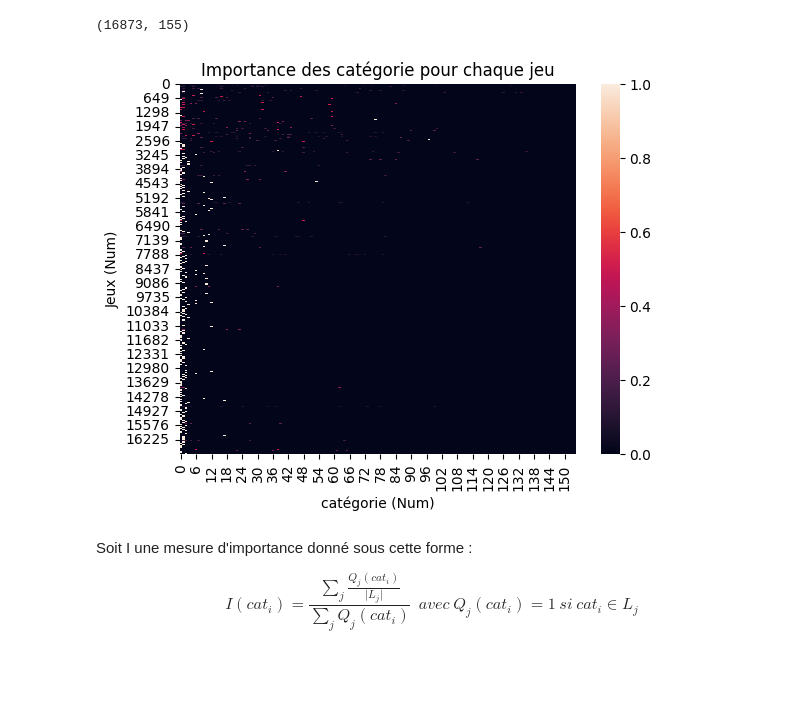
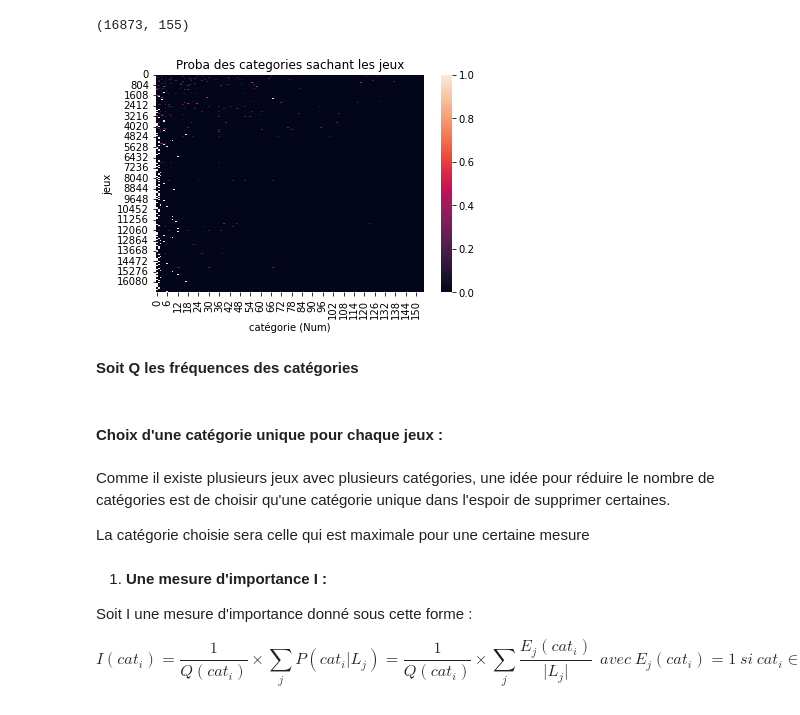
Before and after one commit to Amayas29/review-analysis, a Jupyter notebook: src/categories_clustering.ipynb, the cells around one changed output. Saved outputs shown, nothing was run; the diff lists cells and outputs as text; code cells hidden in the pictures; blank space fills up the shorter version.

```diff
--- a/src/categories_clustering.ipynb
+++ b/src/categories_clustering.ipynb
@@ -304,15 +288,17 @@ plt.show()
 # %%
-I = []
-jeux_cat_up_gen.map(lambda l : (np.isin(uc_cats_gen, l).astype(int) / (len(l) if len(l) != 0 else 1)).tolist()).map(I.append)
-I = np.array(I)
-I.shape
+P_CsJ = []
+jeux_cat_up_gen.map(lambda l : (np.isin(uc_cats_gen, l).astype(int) / (len(l) if len(l) != 0 else 1)).tolist()).map(P_CsJ.append)
+P_CsJ = np.array(P_CsJ)
+P_CsJ.shape
 # %% [output]
 (16873, 155)
 # %%
-sns.heatmap(I)
+sns.heatmap(P_CsJ)
 plt.xlabel("catégorie (Num)")
-plt.ylabel("Jeux (Num)")
-plt.title('Importance des catégorie pour chaque jeu')
+plt.ylabel("jeux")
+plt.title('Proba des categories sachant les jeux')
 plt.show()
 # %% [output]
-[figure, old version]
+[figure, new version]
+# %% [markdown]
+**Soit Q les fréquences des catégories**
@@ -319,4 +310,12 @@ plt.show()
+# %% [markdown]
+#### Choix d'une catégorie unique pour chaque jeux :
+# %% [markdown]
+Comme il existe plusieurs jeux avec plusieurs catégories, une idée pour réduire le nombre de catégories est de choisir qu'une catégorie unique dans l'espoir de supprimer certaines.
+
+La catégorie choisie sera celle qui est maximale pour une certaine mesure
 # %% [markdown]
+1. **Une mesure d'importance I :**
+
 Soit I une mesure d'importance donné sous cette forme :
 
-$$I(cat_i) = \frac{\sum_j\frac{Q_j(cat_i)}{\lvert L_j \rvert}}{{\sum_j Q_j(cat_i)}} \ \ avec \ Q_j(cat_i) = 1 \ si \ cat_i \in L_j$$
+$$I(cat_i) = \frac{1}{Q(cat_i)} \times \sum_j P(cat_i | L_j) = \frac{1}{Q(cat_i)} \times \sum_j\frac{E_j(cat_i)}{\lvert L_j \rvert} \ \ avec \ E_j(cat_i) = 1 \ si \ cat_i \in L_j$$
```
Also changed, not shown: parts of 57 cells of this notebook.
